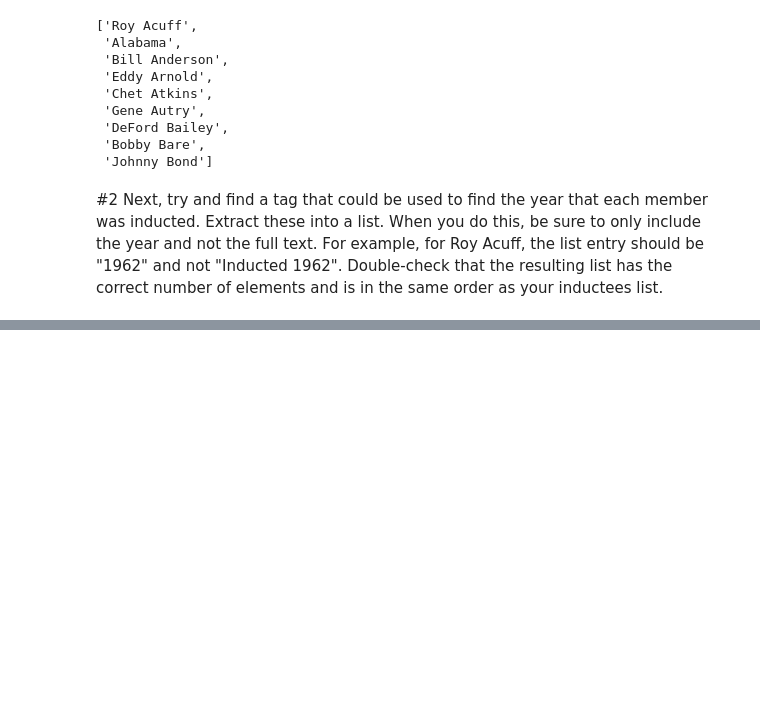
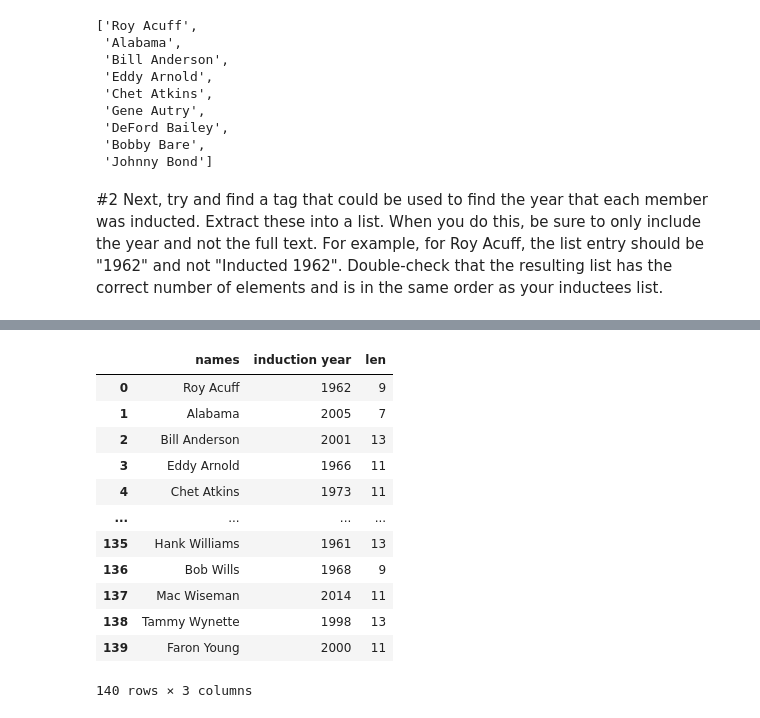
Before and after one commit to Rhunsilval/web_scraping_country_music_hof_python, a Jupyter notebook: notebooks/MusicCityWebscraping.ipynb, the cells around one changed output, grey strips where cells are left out. Saved outputs shown, nothing was run; the diff lists cells and outputs as text; code cells hidden in the pictures; blank space fills up the shorter version.

```diff
--- a/notebooks/MusicCityWebscraping.ipynb
+++ b/notebooks/MusicCityWebscraping.ipynb
@@ -61,0 +250,20 @@ for year in soup.find_all()
+# %%
+#well, i was trying to get a len to count the blank spaces between the names - to get the number of words in a name ...
+#but i'm not figuring it out this time around.  So ... total length of name it is?
+
+allinductees['len']=allinductees.apply(lambda x: len(x.names), axis=1)
+allinductees
+# %% [output]
+|  | names | induction year | len |
+| 0 | Roy Acuff | 1962 | 9 |
+| 1 | Alabama | 2005 | 7 |
+| 2 | Bill Anderson | 2001 | 13 |
+| 3 | Eddy Arnold | 1966 | 11 |
+| 4 | Chet Atkins | 1973 | 11 |
+| ... | ... | ... | ... |
+| 135 | Hank Williams | 1961 | 13 |
+| 136 | Bob Wills | 1968 | 9 |
+| 137 | Mac Wiseman | 2014 | 11 |
+| 138 | Tammy Wynette | 1998 | 13 |
+| 139 | Faron Young | 2000 | 11 |
+140 rows × 3 columns
```
Also changed, not shown: parts of 26 cells of this notebook.
